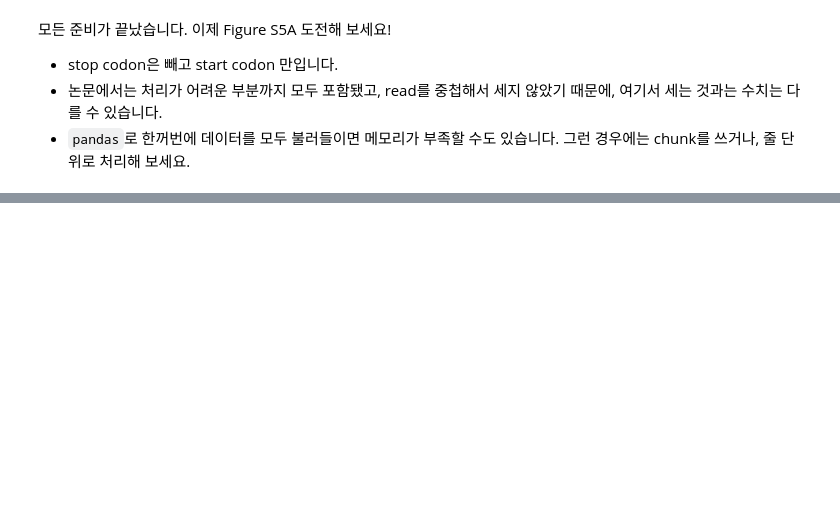
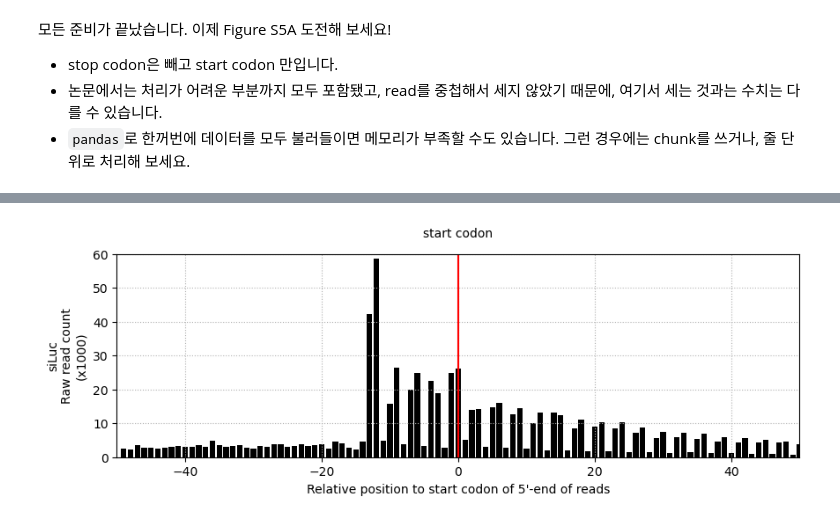
Before and after one commit to Junhyeong02/bioinfo1_project, a Jupyter notebook: CoLab_TermProj_2025_2.ipynb, the cells around one changed output, grey strips where cells are left out. Drawn from its saved outputs; the diff is of its cells as text; code cells hidden in the pictures; blank space fills up the shorter version.

Commit message:
TermProj2. siLuc visualization

```diff
--- a/CoLab_TermProj_2025_2.ipynb
+++ b/CoLab_TermProj_2025_2.ipynb
@@ -220,0 +264,8 @@ chrY    88065992        88066124        ENSMUST00000187146.2    88066006
+# %%
+rpf = rpf[["5-end_in", "start_codon", "cov"]].copy()
+# %%
+rpf["rel_pos"] = rpf["5-end_in"] - rpf["start_codon"]
+# %%
+rel_pos_cov = rpf.groupby("rel_pos").sum()
+# %%
+coverage = rel_pos_cov.loc[-49:50, "cov"]
@@ -220,0 +291,19 @@ chrY    88065992        88066124        ENSMUST00000187146.2    88066006
+# %%
+fig, ax = plt.subplots(1, 1, figsize=(10, 3))
+
+ax.bar(list(range(-49,51)), coverage / 1000, color = "black")
+
+plt.xlabel("Relative position to start codon of 5'-end of reads")
+plt.ylabel('siLuc\nRaw read count\n(x1000)')
+plt.xlim(-50, 50)
+plt.ylim(0, 60)
+plt.grid(True, linestyle=':')
+plt.axvline(0, color = "red")
+
+plt.text(0, 65, "start codon", horizontalalignment = "center")
+
+
+
+plt.show()
+# %% [output]
+[figure, added]
```
Also changed, not shown: parts of 8 cells of this notebook.
